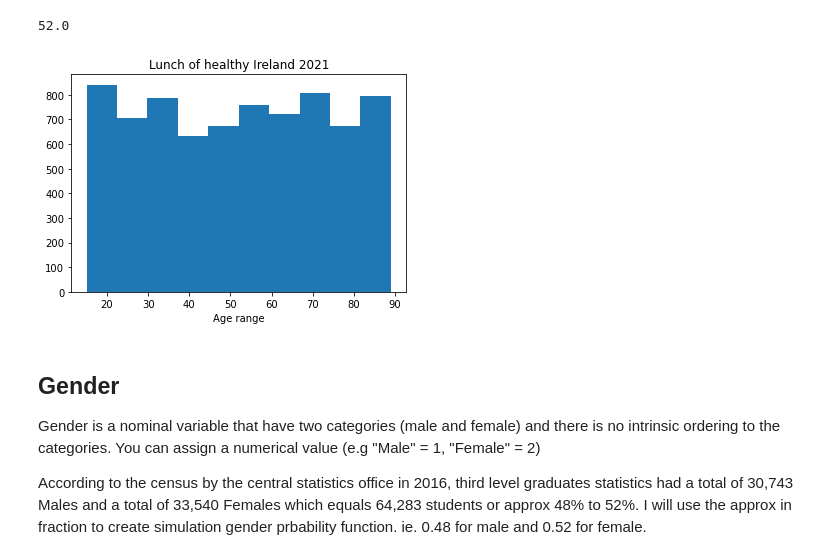
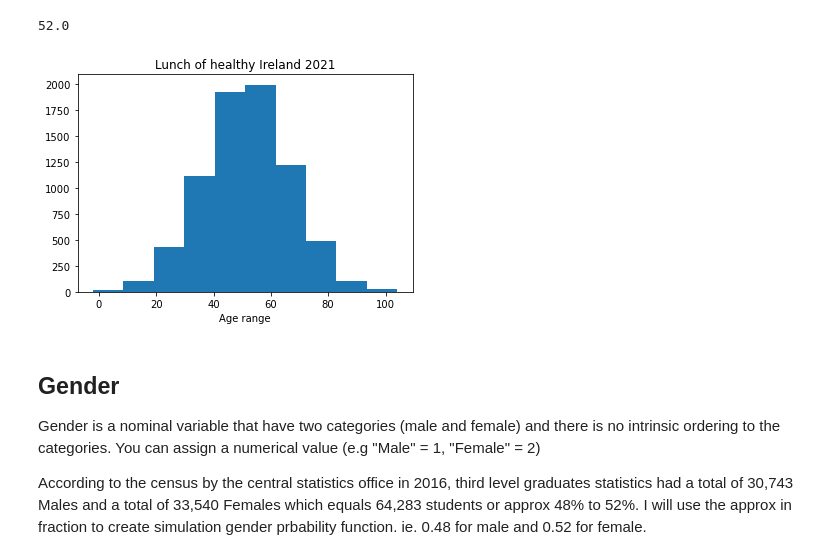
Before and after one commit to G00387847/programmingForDataAnalysisProject-2020, a Jupyter notebook: programmingForDataAnalysis-2020.ipynb, the cells around one changed output. Drawn from its saved outputs; the diff is of its cells as text; code cells hidden in the pictures.

```diff
--- a/programmingForDataAnalysis-2020.ipynb
+++ b/programmingForDataAnalysis-2020.ipynb
@@ -71,13 +71,13 @@ np.median(age)
 52.0
 # %%
 import matplotlib.pyplot as plt
-age = np.random.randint(15,90,7400)
+age = np.random.normal(51.74472972972973,15,7400) # using mean,51.74472972972973 and standard deviation is 15 to hist gragh
 plt.hist(age)
 plt.title('Lunch of healthy Ireland 2021')
 plt.xlabel('Age range')
 plt.show()
 # %% [output]
-[figure, old version]
+[figure, new version]
 # %% [markdown]
 ## Gender
 
```
Also changed, not shown: parts of 15 cells of this notebook.
